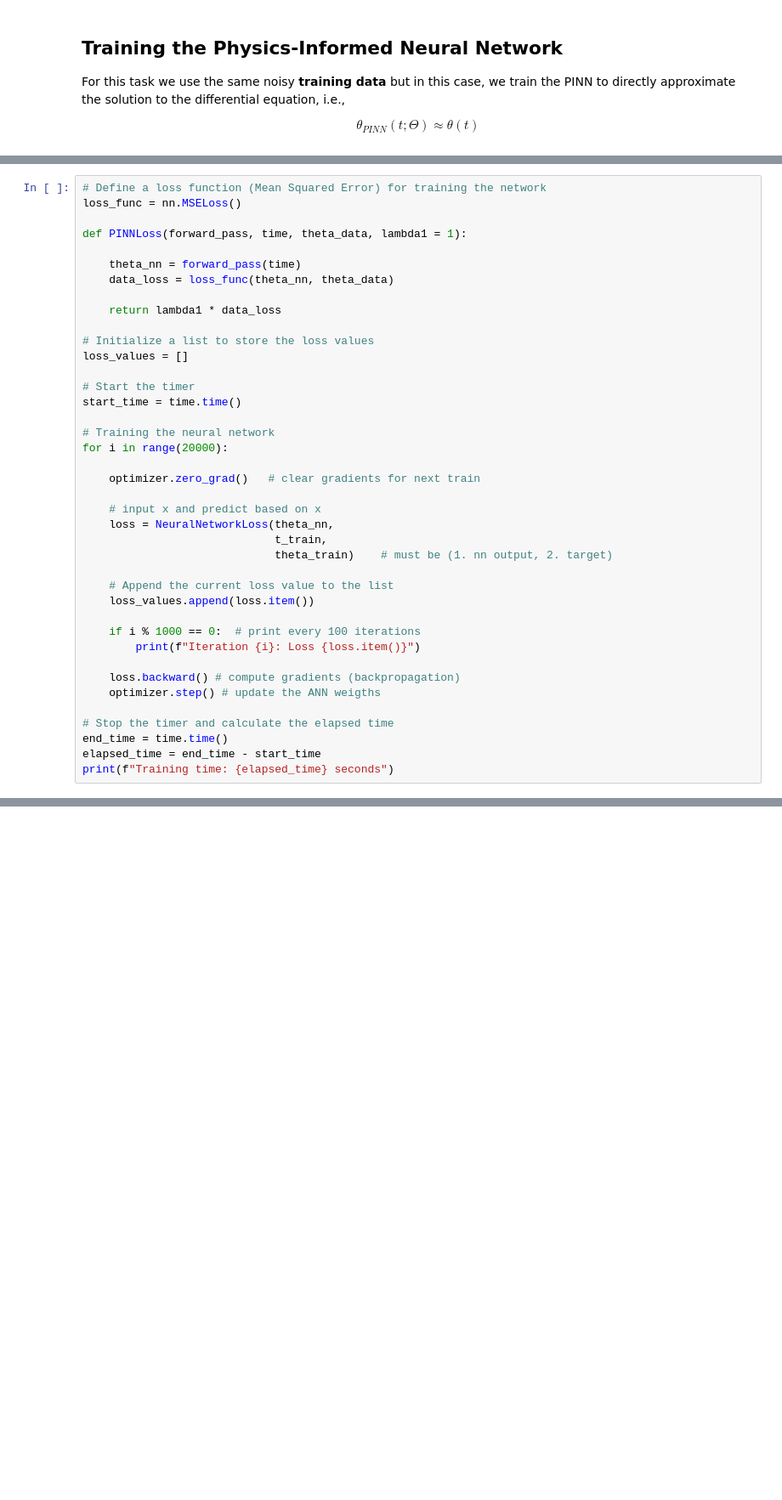
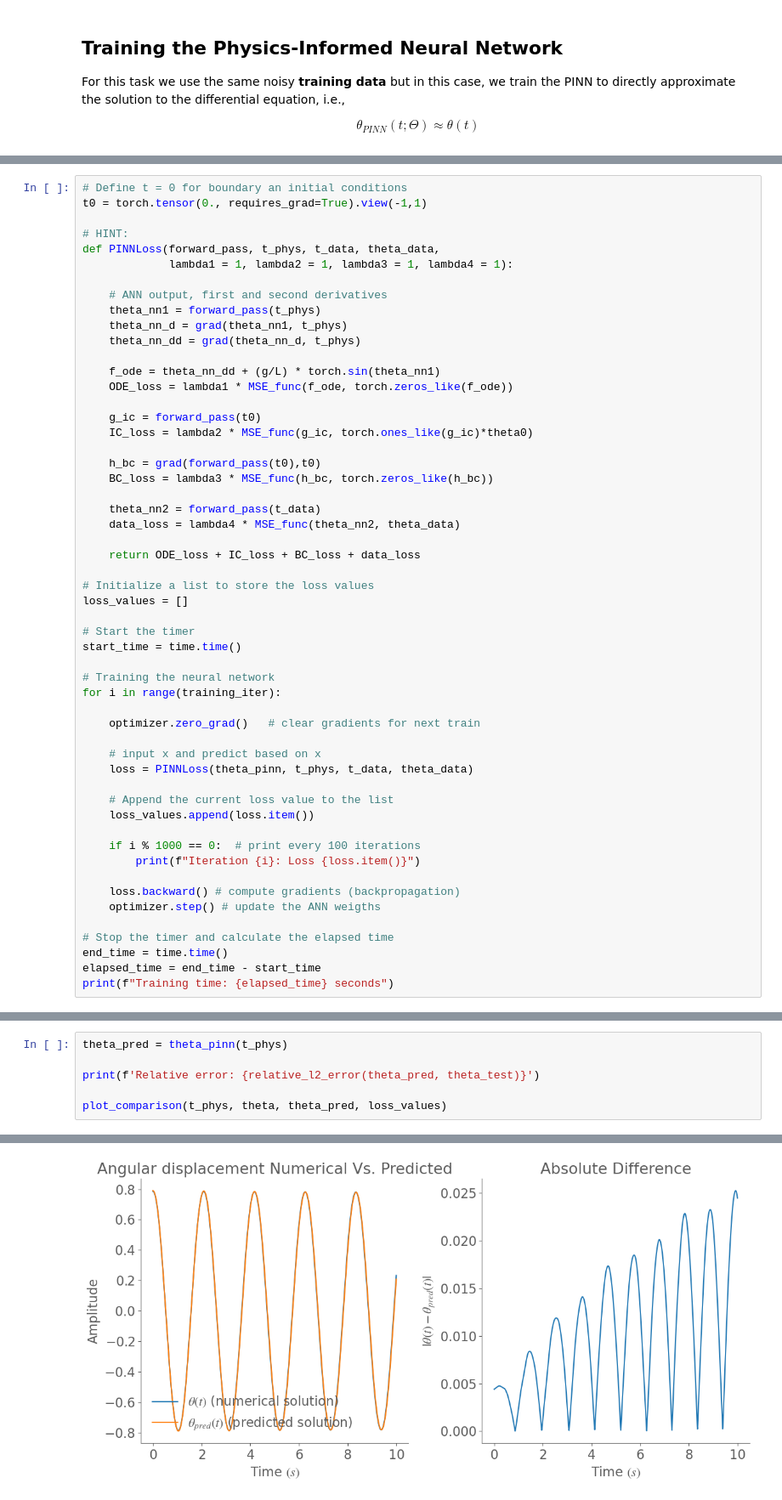
Before and after one commit to dortiz5/ihealth-pinns-workshop, a Jupyter notebook: notebooks/activity-1.ipynb, the cells around one changed output, grey strips where cells are left out. Shown: that part at 85% size. Cells and saved outputs as stored; diff of their text form; blank space fills up the shorter version.

```diff
--- a/notebooks/activity-1.ipynb
+++ b/notebooks/activity-1.ipynb
@@ -397,13 +463,29 @@ $$
 # %%
-# Define a loss function (Mean Squared Error) for training the network
-loss_func = nn.MSELoss()
+# Define t = 0 for boundary an initial conditions
+t0 = torch.tensor(0., requires_grad=True).view(-1,1)
 
-def PINNLoss(forward_pass, time, theta_data, lambda1 = 1):
+# HINT:
+def PINNLoss(forward_pass, t_phys, t_data, theta_data,
+             lambda1 = 1, lambda2 = 1, lambda3 = 1, lambda4 = 1):
 
-    theta_nn = forward_pass(time)
-    data_loss = loss_func(theta_nn, theta_data)
+    # ANN output, first and second derivatives
+    theta_nn1 = forward_pass(t_phys)
+    theta_nn_d = grad(theta_nn1, t_phys)
+    theta_nn_dd = grad(theta_nn_d, t_phys)
 
-    return lambda1 * data_loss
+    f_ode = theta_nn_dd + (g/L) * torch.sin(theta_nn1)
+    ODE_loss = lambda1 * MSE_func(f_ode, torch.zeros_like(f_ode))
+
+    g_ic = forward_pass(t0)
+    IC_loss = lambda2 * MSE_func(g_ic, torch.ones_like(g_ic)*theta0)
+
+    h_bc = grad(forward_pass(t0),t0)
+    BC_loss = lambda3 * MSE_func(h_bc, torch.zeros_like(h_bc))
+
+    theta_nn2 = forward_pass(t_data)
+    data_loss = lambda4 * MSE_func(theta_nn2, theta_data)
+
+    return ODE_loss + IC_loss + BC_loss + data_loss
 
 # Initialize a list to store the loss values
 loss_values = []
@@ -412,14 +494,12 @@ loss_values = []
 start_time = time.time()
 
 # Training the neural network
-for i in range(20000):
+for i in range(training_iter):
 
     optimizer.zero_grad()   # clear gradients for next train
 
     # input x and predict based on x
-    loss = NeuralNetworkLoss(theta_nn,
-                             t_train,
-                             theta_train)    # must be (1. nn output, 2. target)
+    loss = PINNLoss(theta_pinn, t_phys, t_data, theta_data)
 
     # Append the current loss value to the list
     loss_values.append(loss.item())
@@ -436,0 +537,7 @@ print(f"Training time: {elapsed_time} seconds")
+# %%
+theta_pred = theta_pinn(t_phys)
+
+print(f'Relative error: {relative_l2_error(theta_pred, theta_test)}')
+
+plot_comparison(t_phys, theta, theta_pred, loss_values)
+# %% [output]
@@ -436,0 +546 @@ print(f"Training time: {elapsed_time} seconds")
+[figure, added]
```
Also changed, not shown: parts of 21 cells of this notebook, 4 other files.
